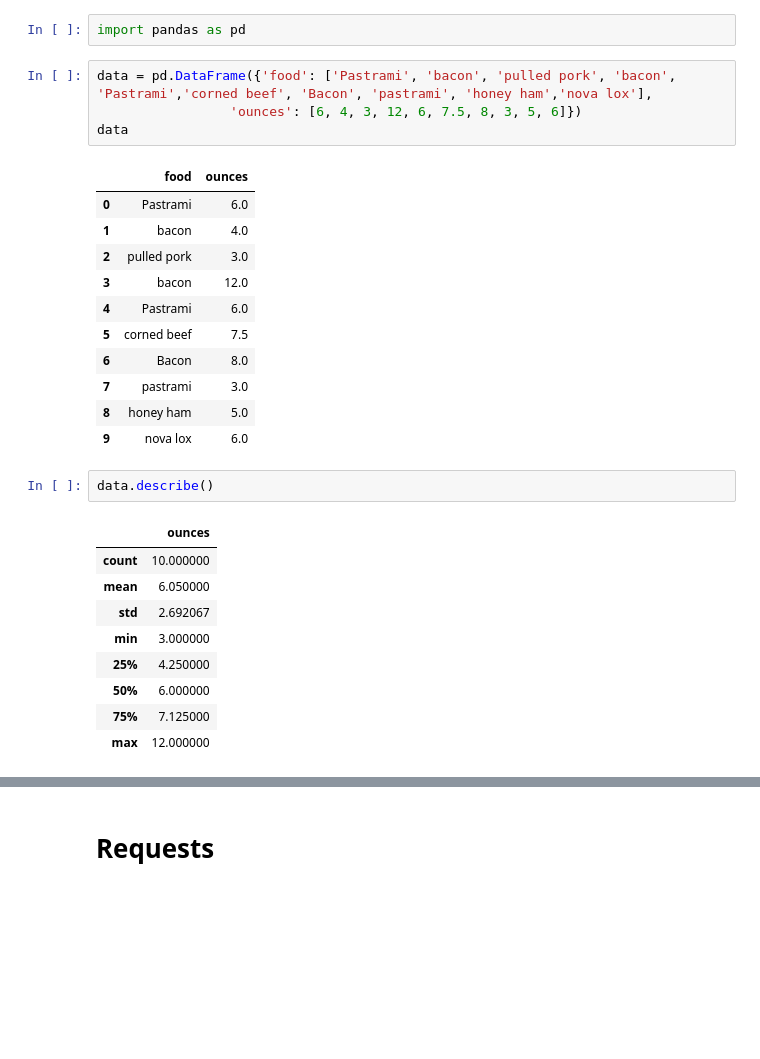
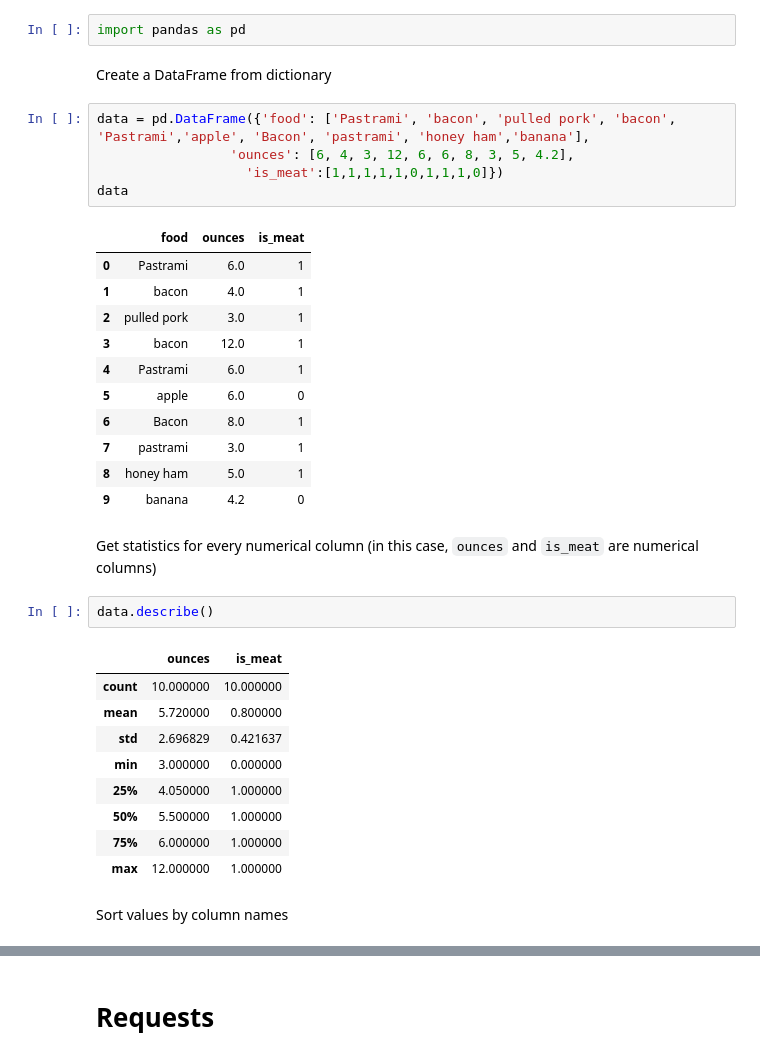
Before and after one commit to jm2826/MENTx-Python, a Jupyter notebook: Session 3.ipynb, the cells around one changed output, grey strips where cells are left out. Saved outputs shown, nothing was run; the diff lists cells and outputs as text; blank space fills up the shorter version.

```diff
--- a/Session 3.ipynb
+++ b/Session 3.ipynb
@@ -116,34 +116,41 @@ https://www.hackerearth.com/practice/machine-learning/data-manipulation-visualis
 # Pandas
 # %%
 import pandas as pd
+# %% [markdown]
+Create a DataFrame from dictionary
 # %%
-data = pd.DataFrame({'food': ['Pastrami', 'bacon', 'pulled pork', 'bacon', 'Pastrami','corned beef', 'Bacon', 'pastrami', 'honey ham','nova lox'],
-                 'ounces': [6, 4, 3, 12, 6, 7.5, 8, 3, 5, 6]})
+data = pd.DataFrame({'food': ['Pastrami', 'bacon', 'pulled pork', 'bacon', 'Pastrami','apple', 'Bacon', 'pastrami', 'honey ham','banana'],
+                 'ounces': [6, 4, 3, 12, 6, 6, 8, 3, 5, 4.2],
+                   'is_meat':[1,1,1,1,1,0,1,1,1,0]})
 data
 # %% [output]
-|  | food | ounces |
-| 0 | Pastrami | 6.0 |
-| 1 | bacon | 4.0 |
-| 2 | pulled pork | 3.0 |
-| 3 | bacon | 12.0 |
-| 4 | Pastrami | 6.0 |
-| 5 | corned beef | 7.5 |
-| 6 | Bacon | 8.0 |
-| 7 | pastrami | 3.0 |
-| 8 | honey ham | 5.0 |
-| 9 | nova lox | 6.0 |
+|  | food | ounces | is_meat |
+| 0 | Pastrami | 6.0 | 1 |
+| 1 | bacon | 4.0 | 1 |
+| 2 | pulled pork | 3.0 | 1 |
+| 3 | bacon | 12.0 | 1 |
+| 4 | Pastrami | 6.0 | 1 |
+| 5 | apple | 6.0 | 0 |
+| 6 | Bacon | 8.0 | 1 |
+| 7 | pastrami | 3.0 | 1 |
+| 8 | honey ham | 5.0 | 1 |
+| 9 | banana | 4.2 | 0 |
+# %% [markdown]
+Get statistics for every numerical column (in this case, `ounces` and `is_meat` are numerical columns)
 # %%
 data.describe()
 # %% [output]
-|  | ounces |
-| count | 10.000000 |
-| mean | 6.050000 |
-| std | 2.692067 |
-| min | 3.000000 |
-| 25% | 4.250000 |
-| 50% | 6.000000 |
-| 75% | 7.125000 |
-| max | 12.000000 |
+|  | ounces | is_meat |
+| count | 10.000000 | 10.000000 |
+| mean | 5.720000 | 0.800000 |
+| std | 2.696829 | 0.421637 |
+| min | 3.000000 | 0.000000 |
+| 25% | 4.050000 | 1.000000 |
+| 50% | 5.500000 | 1.000000 |
+| 75% | 6.000000 | 1.000000 |
+| max | 12.000000 | 1.000000 |
+# %% [markdown]
+Sort values by column names
 # %%
 data.sort_values(by=['food','ounces'],ascending=True,inplace=False)
 # %% [output]
```
Also changed, not shown: parts of 29 cells of this notebook, 3 other files.
